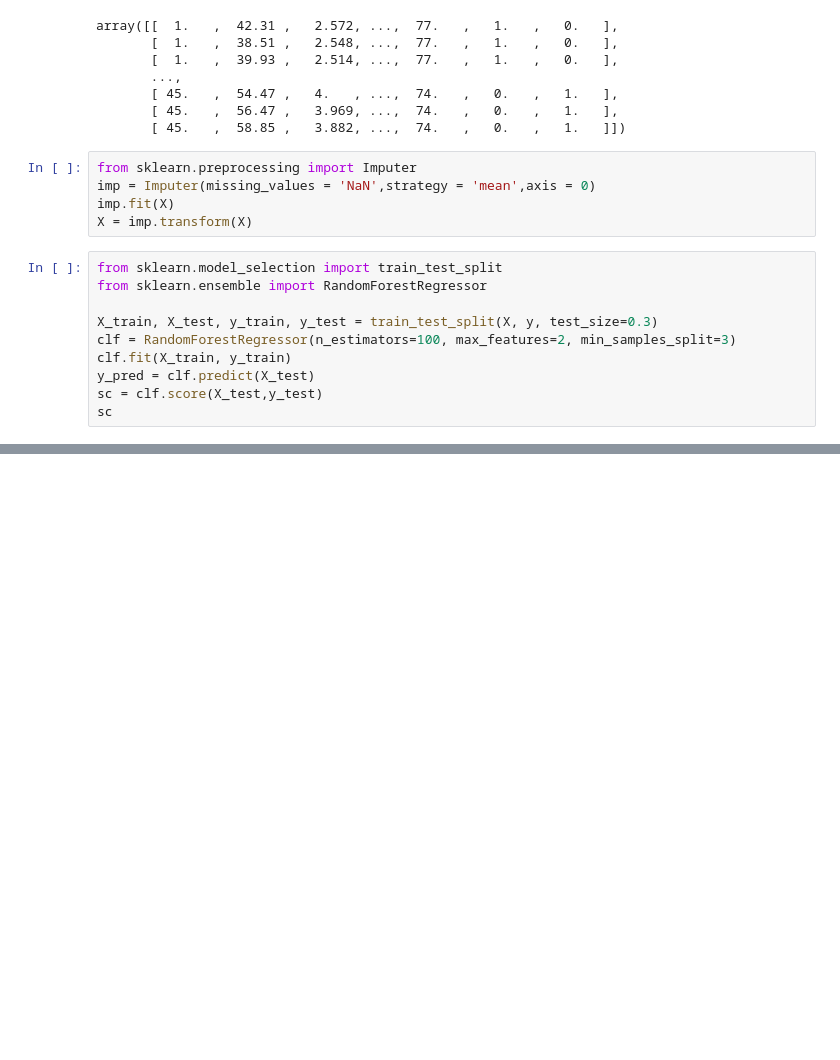
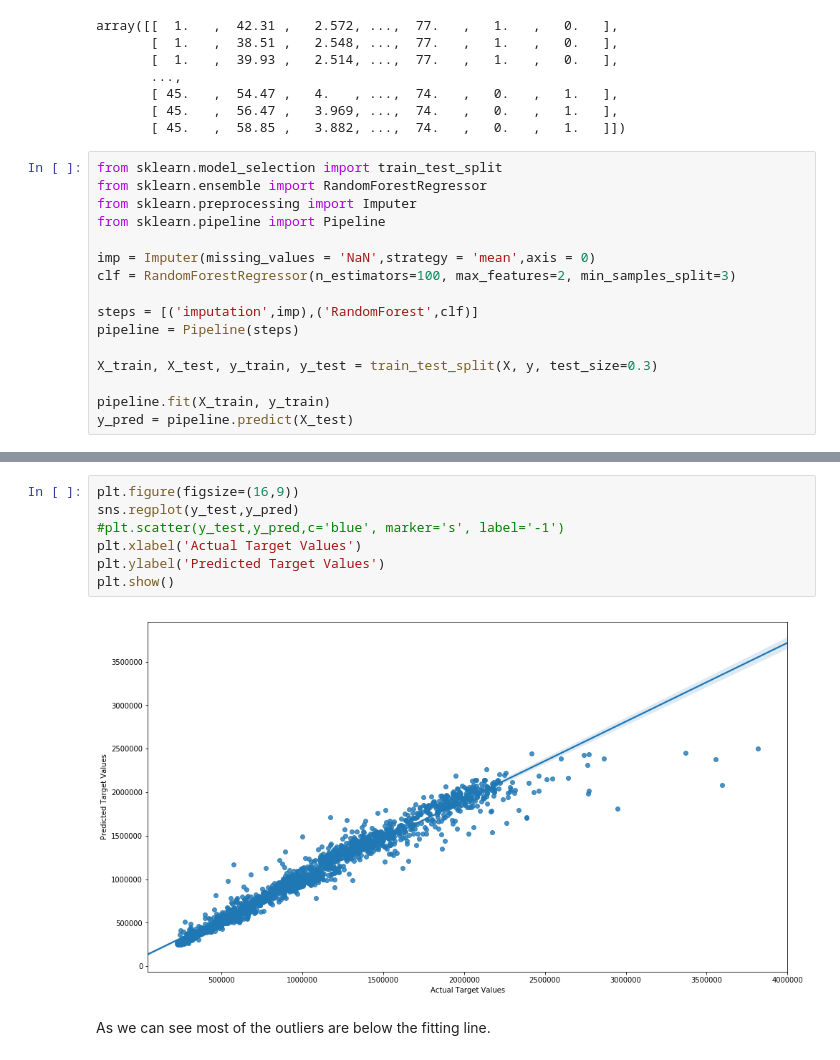
Before and after one commit to ravic1982/Capstone-Project-2, a Jupyter notebook: Capstone Project 2 - Random Forest Regression.ipynb, the cells around one changed output, grey strips where cells are left out. Saved outputs shown, nothing was run; the diff lists cells and outputs as text; blank space fills up the shorter version.

```diff
--- a/Capstone Project 2 - Random Forest Regression.ipynb
+++ b/Capstone Project 2 - Random Forest Regression.ipynb
@@ -141,18 +141,19 @@ array([[  1.   ,  42.31 ,   2.572, ...,  77.   ,   1.   ,   0.   ],
        [ 45.   ,  54.47 ,   4.   , ...,  74.   ,   0.   ,   1.   ],
        [ 45.   ,  56.47 ,   3.969, ...,  74.   ,   0.   ,   1.   ],
        [ 45.   ,  58.85 ,   3.882, ...,  74.   ,   0.   ,   1.   ]])
-# %%
-from sklearn.preprocessing import Imputer
-imp = Imputer(missing_values = 'NaN',strategy = 'mean',axis = 0)
-imp.fit(X)
-X = imp.transform(X)
 # %%
 from sklearn.model_selection import train_test_split
 from sklearn.ensemble import RandomForestRegressor
+from sklearn.preprocessing import Imputer
+from sklearn.pipeline import Pipeline
+
+imp = Imputer(missing_values = 'NaN',strategy = 'mean',axis = 0)
+clf = RandomForestRegressor(n_estimators=100, max_features=2, min_samples_split=3)
+
+steps = [('imputation',imp),('RandomForest',clf)]
+pipeline = Pipeline(steps)
 
 X_train, X_test, y_train, y_test = train_test_split(X, y, test_size=0.3)
-clf = RandomForestRegressor(n_estimators=100, max_features=2, min_samples_split=3)
-clf.fit(X_train, y_train)
-y_pred = clf.predict(X_test)
-sc = clf.score(X_test,y_test)
-sc
+
+pipeline.fit(X_train, y_train)
+y_pred = pipeline.predict(X_test)
@@ -160,0 +183,11 @@ sc
+# %%
+plt.figure(figsize=(16,9))
+sns.regplot(y_test,y_pred)
+#plt.scatter(y_test,y_pred,c='blue', marker='s', label='-1')
+plt.xlabel('Actual Target Values')
+plt.ylabel('Predicted Target Values')
+plt.show()
+# %% [output]
+[figure, added]
+# %% [markdown]
+As we can see most of the outliers are below the fitting line.
```
Also changed, not shown: parts of 5 cells of this notebook.
